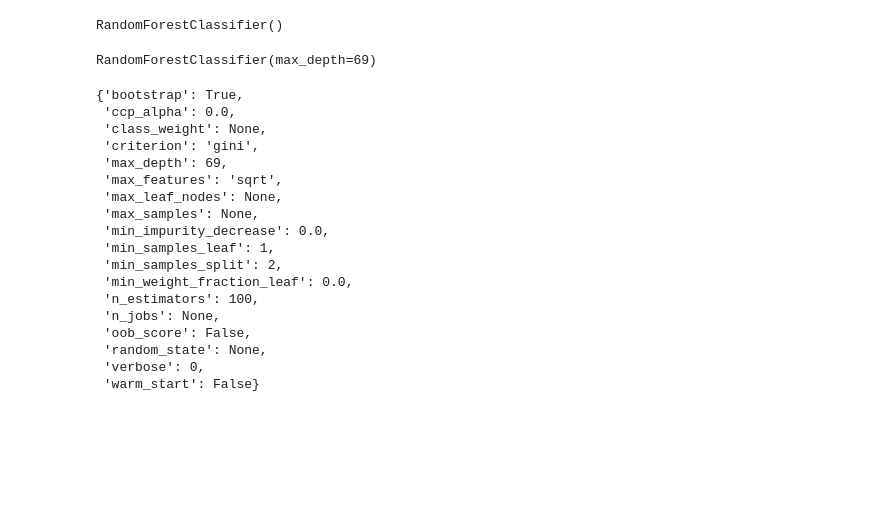
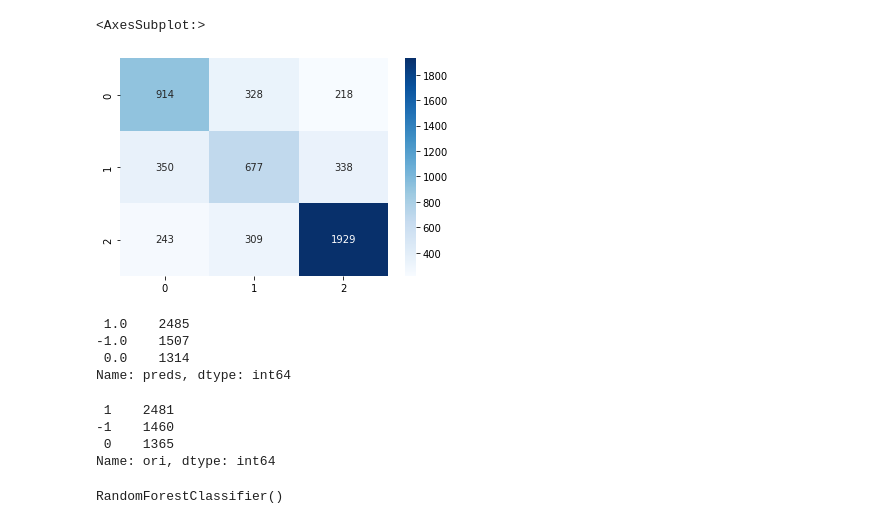
Before and after one commit to phillruther/match_predictions-football, a Jupyter notebook: prepro_note.ipynb, the cells around one changed output. Saved outputs shown, nothing was run; the diff lists cells and outputs as text; code cells hidden in the pictures; blank space fills up the shorter version.

```diff
--- a/prepro_note.ipynb
+++ b/prepro_note.ipynb
@@ -257,0 +83,6 @@ Index(['season', 'datetime', 'date_dummy', 'team(H)', 'ftr', 'htr', 'htg(H)',
+# %%
+preds=dt.predict(trainx)
+preds=preds[:,0]-preds[:,1]
+preds=preds/abs(preds)
+preds=pd.DataFrame(preds,columns=['preds'])
+preds=preds.fillna(0)
@@ -258 +97,22 @@ Index(['season', 'datetime', 'date_dummy', 'team(H)', 'ftr', 'htr', 'htg(H)',
+# %%
+from sklearn.metrics import confusion_matrix
+import seaborn as sns
+sns.heatmap(confusion_matrix(preds['ori'],preds['preds']),annot=True,fmt='d',cmap='Blues')
+# %% [output]
+<AxesSubplot:>
+[figure, added]
+# %%
+preds['preds'].value_counts()
+# %% [output]
+ 1.0    2485
+-1.0    1507
+ 0.0    1314
+Name: preds, dtype: int64
+# %%
+preds['ori'].value_counts()
+# %% [output]
+ 1    2481
+-1    1460
+ 0    1365
+Name: ori, dtype: int64
 # %%
@@ -264,29 +122,3 @@ pp=Pipeline([('sc',StandardScaler()),
 pp[-1]
 # %% [output]
 RandomForestClassifier()
-# %%
-params={'max_depth':69}
-pp[-1].set_params(**params)
-# %% [output]
-RandomForestClassifier(max_depth=69)
-# %%
-pp[-1].get_params()
-# %% [output]
-{'bootstrap': True,
- 'ccp_alpha': 0.0,
- 'class_weight': None,
- 'criterion': 'gini',
- 'max_depth': 69,
- 'max_features': 'sqrt',
- 'max_leaf_nodes': None,
- 'max_samples': None,
- 'min_impurity_decrease': 0.0,
- 'min_samples_leaf': 1,
- 'min_samples_split': 2,
- 'min_weight_fraction_leaf': 0.0,
- 'n_estimators': 100,
- 'n_jobs': None,
- 'oob_score': False,
- 'random_state': None,
- 'verbose': 0,
- 'warm_start': False}
```
Also changed, not shown: parts of 17 cells of this notebook, 7 other files.
